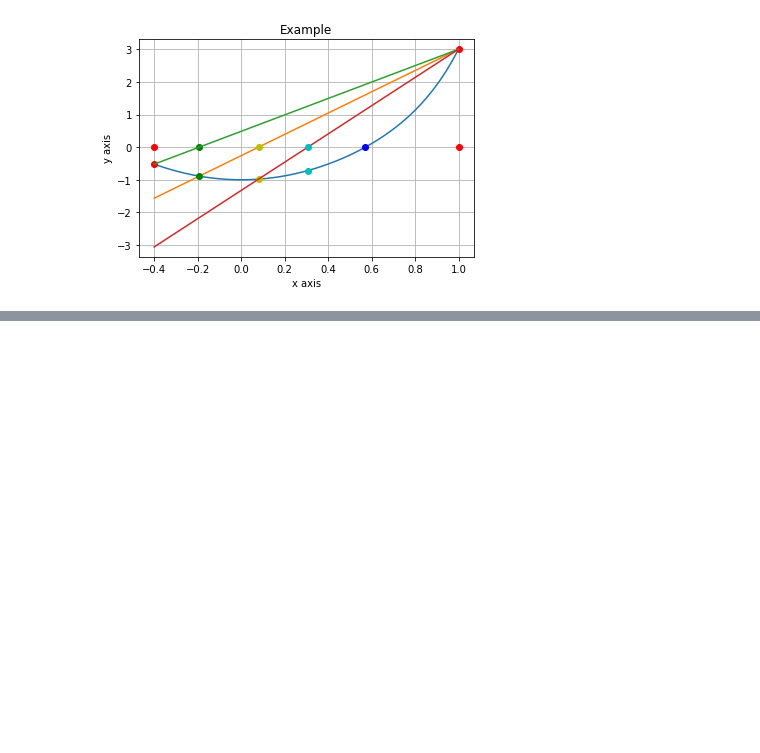
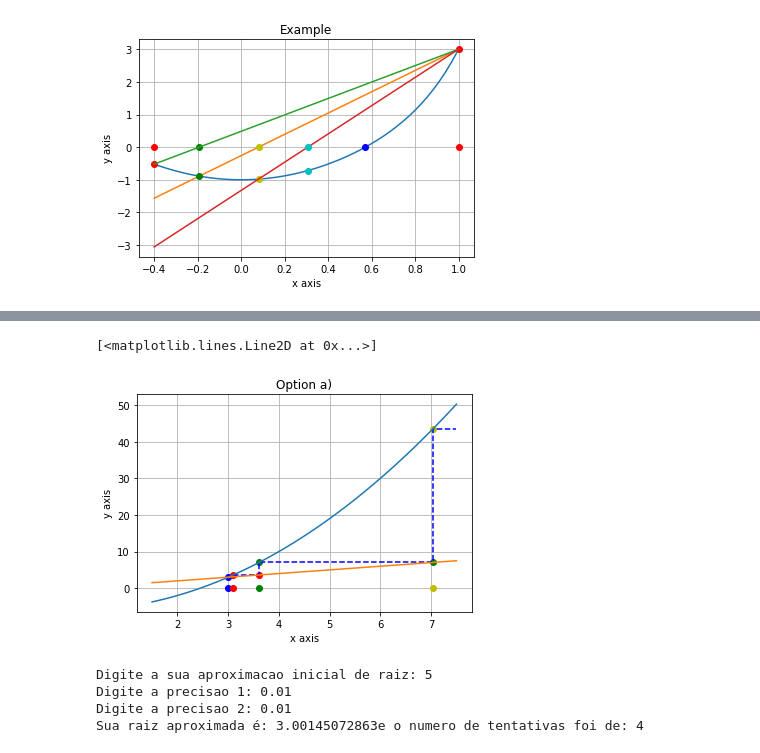
Before and after one commit to rodrigoescorcio/Numerical, a Jupyter notebook: Zeros de funções reais/bisection_method .ipynb, the cells around one changed output, grey strips where cells are left out. Saved outputs shown, nothing was run; the diff lists cells and outputs as text; code cells hidden in the pictures; blank space fills up the shorter version.

```diff
--- a/Zeros de funções reais/bisection_method .ipynb
+++ b/Zeros de funções reais/bisection_method .ipynb
@@ -264,0 +330,65 @@ print'Your aproximated root is: '+str(x)+' and the number of iterations was: '+s
+# %%
+x1=[3.1,3.61,3.61,7.0321,7.0321,7.5]
+y1=[3.61,3.61,7.0321,7.0321,43.45043041,43.45043041]
+x = np.linspace(1.5,7.5)
+
+plt.grid(True)
+plt.xlabel("x axis")
+plt.ylabel("y axis")
+plt.title("Option a)")
+
+plt.plot(3,0,'bo')
+plt.plot(3,3,'bo')
+
+plt.plot(3.1,0,'ro')
+plt.plot(3.1,3.61,'ro')
+plt.plot(3.61,3.61,'ro')
+
+plt.plot(3.61,7.0321,'go')
+plt.plot(3.61,0,'go')
+plt.plot(7.0321,7.0321,'go')
+
+plt.plot(7.0321,0,'yo')
+plt.plot(7.0321,43.45043041,'yo')
+
+plt.plot(x1,y1,'k--', color='blue')
+
+plt.plot(x,x**2-6)
+plt.plot(x,x)
+# %% [output]
+[<matplotlib.lines.Line2D at 0x...>]
+[figure, added]
+# %%
+x0=input("Digite a sua aproximacao inicial de raiz: ")
+p1=input('Digite a precisao 1: ')
+p2=input('Digite a precisao 2: ')
+
+
+def f(x):
+    return x**2-x-6
+
+def phi(x):
+    return (x+6)**0.5
+
+if abs(f(x0))<p1:
+    xap=x0
+    print 'Sua raiz aproximada é: '+str(xap)
+k=1
+
+while True:
+
+    x1=phi(x0)
+
+
+    if abs(f(x1))<p1 or abs(x1-x0)<p2:
+        xap=x1
+        break
+
+    x0=x1
+    k=k+1
+print 'Sua raiz aproximada é: '+str(xap)+ 'e o numero de tentativas foi de: '+str(k)
+# %% [output]
+Digite a sua aproximacao inicial de raiz: 5
+Digite a precisao 1: 0.01
+Digite a precisao 2: 0.01
+Sua raiz aproximada é: 3.00145072863e o numero de tentativas foi de: 4
```
Also changed, not shown: parts of 6 cells of this notebook.
